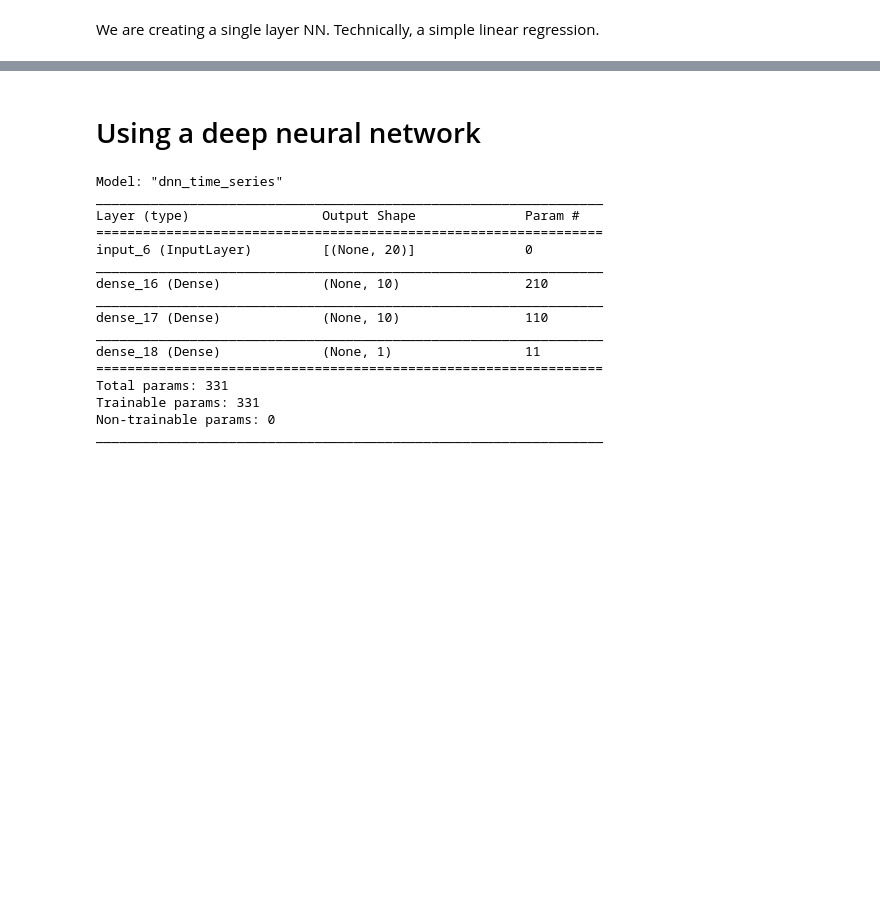
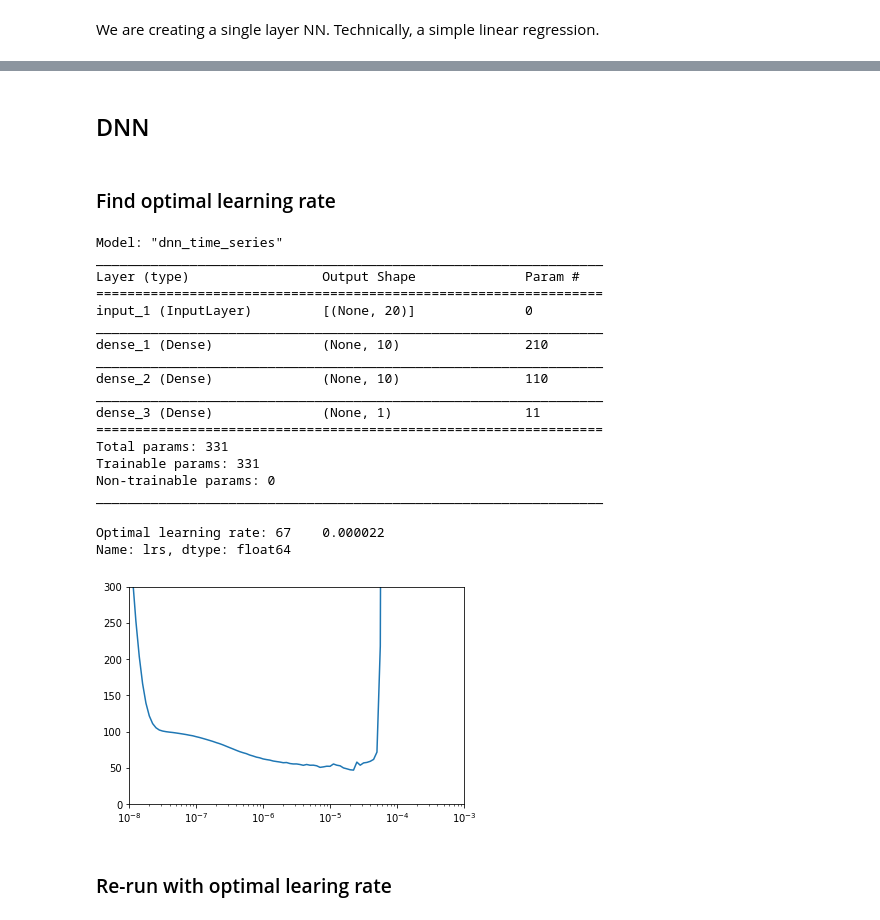
Before and after one commit to soerenml/tensorflow-certificate, a Jupyter notebook: Time_series_data.ipynb, the cells around one changed output, grey strips where cells are left out. Drawn from its saved outputs; the diff is of its cells as text; code cells hidden in the pictures; blank space fills up the shorter version.

```diff
--- a/Time_series_data.ipynb
+++ b/Time_series_data.ipynb
@@ -89,3 +118,22 @@ def mse_mae(x_valid, pred):
+# %%
+def opt_lr():
+  """
+  The plot lr and loss and selects the best learning rate.
+  """
+  lrs = 1e-8 * (10 ** (np.arange(_EPOCHS) / 20))
+  df = pd.DataFrame({'lrs':lrs, 'loss': history.history["loss"]})
+  min_loss = df['loss'].min()
+  best_learning_rate = df['lrs'][df['loss']==df['loss'].min()]
+  return best_learning_rate
+
+def print_learning_rates():
+  lrs = 1e-8 * (10 ** (np.arange(_EPOCHS) / 20))
+  df = pd.DataFrame({'lrs':lrs, 'loss': history.history["loss"]})
+  min_loss = df['loss'].min()
+  best_learning_rate = df['lrs'][df['loss']==df['loss'].min()]
+  plt.semilogx(lrs, history.history["loss"])
+  plt.axis([1e-8, 1e-3, 0, 300])
+  print("Optimal learning rate: {}".format(best_learning_rate))
 # %% [markdown]
 # Statistical modelling
 # %% [markdown]
@@ -262,9 +320,12 @@ mse_mae(x_valid, results)
-# %% [markdown]
-# Using a deep neural network
+# %% [markdown]
+## DNN
+# %% [markdown]
+### Find optimal learning rate
 # %%
 _EPOCHS = 100
 _WINDOW_SIZE = 20
 
+# We are using the function API
 inputs = tf.keras.Input(shape=[_WINDOW_SIZE])
 l1 = tf.keras.layers.Dense(10, activation="relu")(inputs)
 l2 = tf.keras.layers.Dense(10, activation="relu")(l1)
@@ -278,19 +339,19 @@ lr_schedule = tf.keras.callbacks.LearningRateScheduler(
     lambda epoch: 1e-8 * 10**(epoch / 20))
 model.compile(loss="mse",
               optimizer=tf.keras.optimizers.SGD(lr=1e-8, momentum=0.9))
-history = model.fit(dataset, epochs=100, callbacks=[lr_schedule], verbose=0)
+history = model.fit(dataset, epochs=_EPOCHS, callbacks=[lr_schedule], verbose=0)
 # %% [output]
 Model: "dnn_time_series"
 _________________________________________________________________
 Layer (type)                 Output Shape              Param #
 =================================================================
-input_6 (InputLayer)         [(None, 20)]              0
+input_1 (InputLayer)         [(None, 20)]              0
 _________________________________________________________________
-dense_16 (Dense)             (None, 10)                210
+dense_1 (Dense)              (None, 10)                210
 _________________________________________________________________
-dense_17 (Dense)             (None, 10)                110
+dense_2 (Dense)              (None, 10)                110
 _________________________________________________________________
-dense_18 (Dense)             (None, 1)                 11
+dense_3 (Dense)              (None, 1)                 11
 =================================================================
 Total params: 331
 Trainable params: 331
@@ -313,0 +360,8 @@ mse_mae(x_valid, results)
+# %%
+print_learning_rates()
+# %% [output]
+Optimal learning rate: 67    0.000022
+Name: lrs, dtype: float64
+[figure, added]
+# %% [markdown]
+### Re-run with optimal learing rate
```
Also changed, not shown: parts of 38 cells of this notebook.
